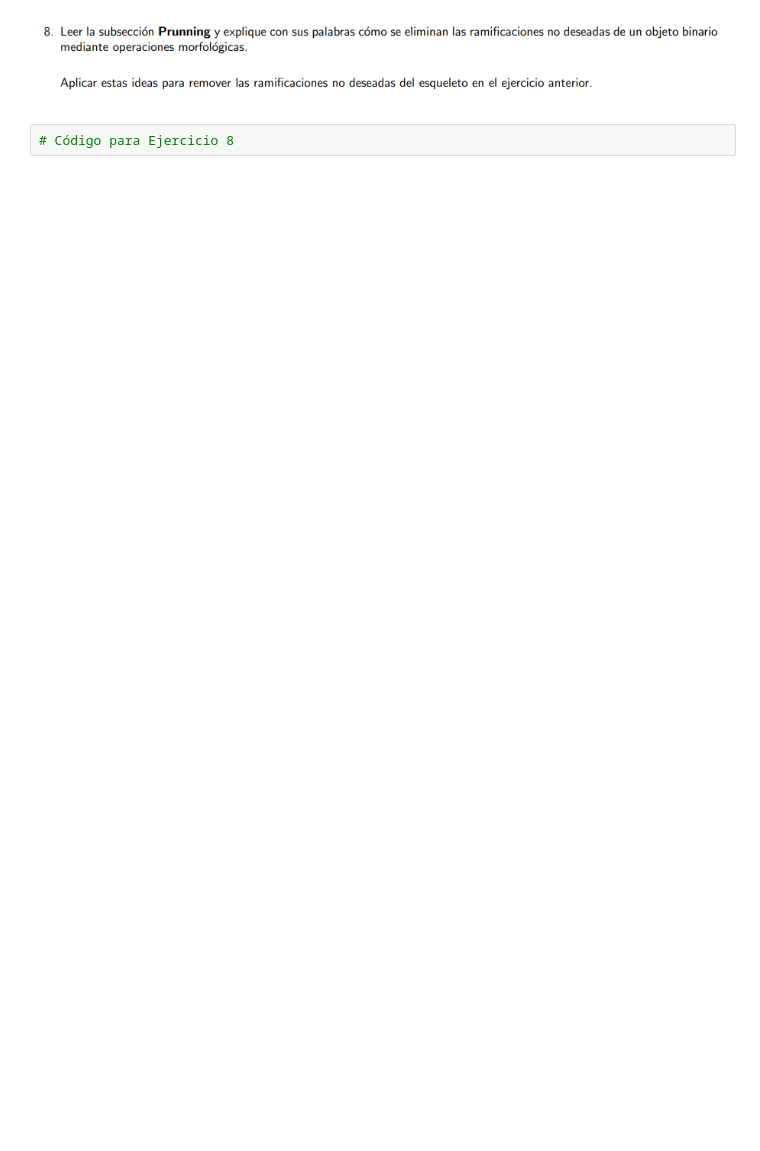
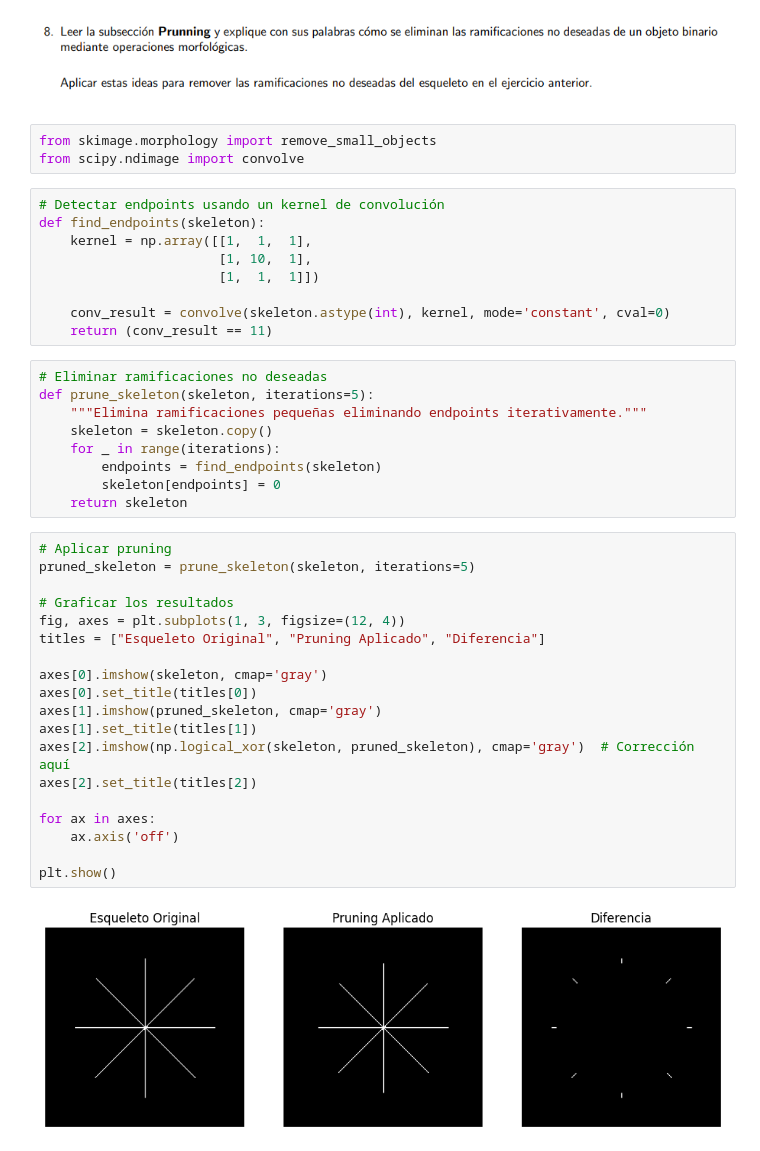
Before and after one commit to MarioGuerra21008/Lab2VC, a Jupyter notebook: main.ipynb, the cells around one changed output. Drawn from its saved outputs; the diff is of its cells as text; blank space fills up the shorter version.

```diff
--- a/main.ipynb
+++ b/main.ipynb
@@ -130,4 +181,44 @@ El conteo de células tras la segmentación morfológica es: 125
 # %% [markdown]
 ![image.png](attachment:image.png)
-# %%
-# Código para Ejercicio 8
+# %%
+from skimage.morphology import remove_small_objects
+from scipy.ndimage import convolve
+# %%
+# Detectar endpoints usando un kernel de convolución
+def find_endpoints(skeleton):
+    kernel = np.array([[1,  1,  1],
+                       [1, 10,  1],
+                       [1,  1,  1]])
+
+    conv_result = convolve(skeleton.astype(int), kernel, mode='constant', cval=0)
+    return (conv_result == 11)
+# %%
+# Eliminar ramificaciones no deseadas
+def prune_skeleton(skeleton, iterations=5):
+    """Elimina ramificaciones pequeñas eliminando endpoints iterativamente."""
+    skeleton = skeleton.copy()
+    for _ in range(iterations):
+        endpoints = find_endpoints(skeleton)
+        skeleton[endpoints] = 0
+    return skeleton
+# %%
+# Aplicar pruning
+pruned_skeleton = prune_skeleton(skeleton, iterations=5)
+
+# Graficar los resultados
+fig, axes = plt.subplots(1, 3, figsize=(12, 4))
+titles = ["Esqueleto Original", "Pruning Aplicado", "Diferencia"]
+
+axes[0].imshow(skeleton, cmap='gray')
+axes[0].set_title(titles[0])
+axes[1].imshow(pruned_skeleton, cmap='gray')
+axes[1].set_title(titles[1])
+axes[2].imshow(np.logical_xor(skeleton, pruned_skeleton), cmap='gray')  # Corrección aquí
+axes[2].set_title(titles[2])
+
+for ax in axes:
+    ax.axis('off')
+
+plt.show()
+# %% [output]
+[figure, added]
```
Also changed, not shown: parts of 6 cells of this notebook.
